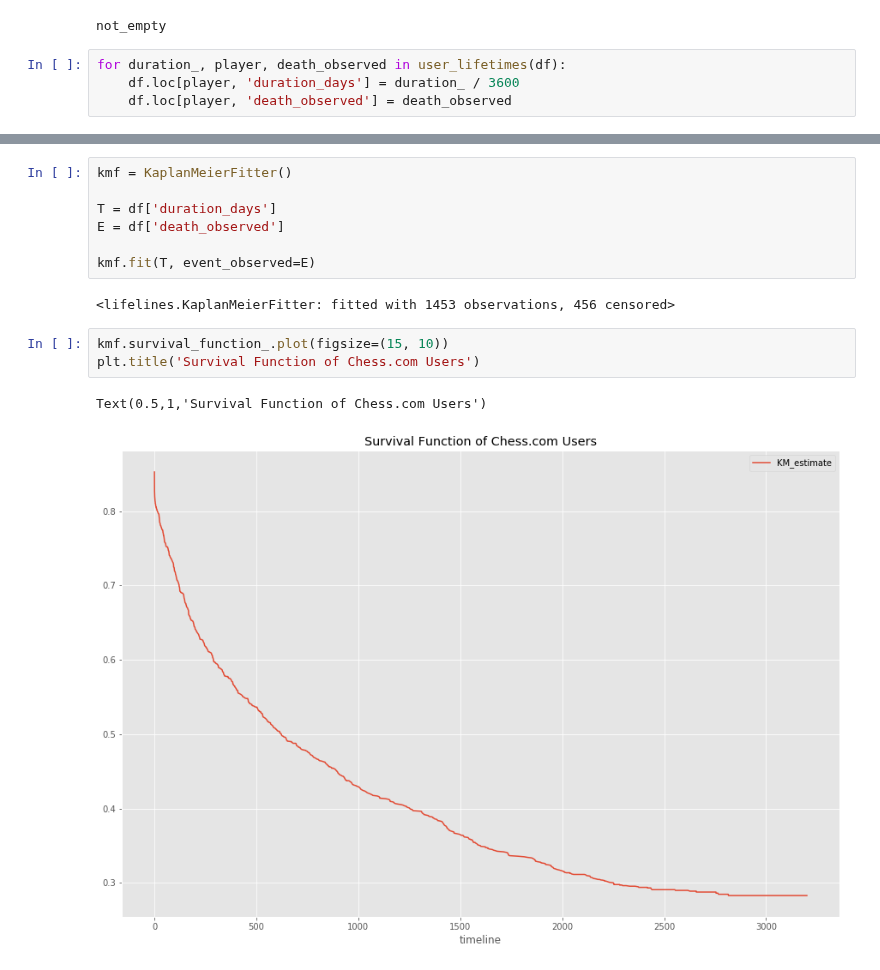
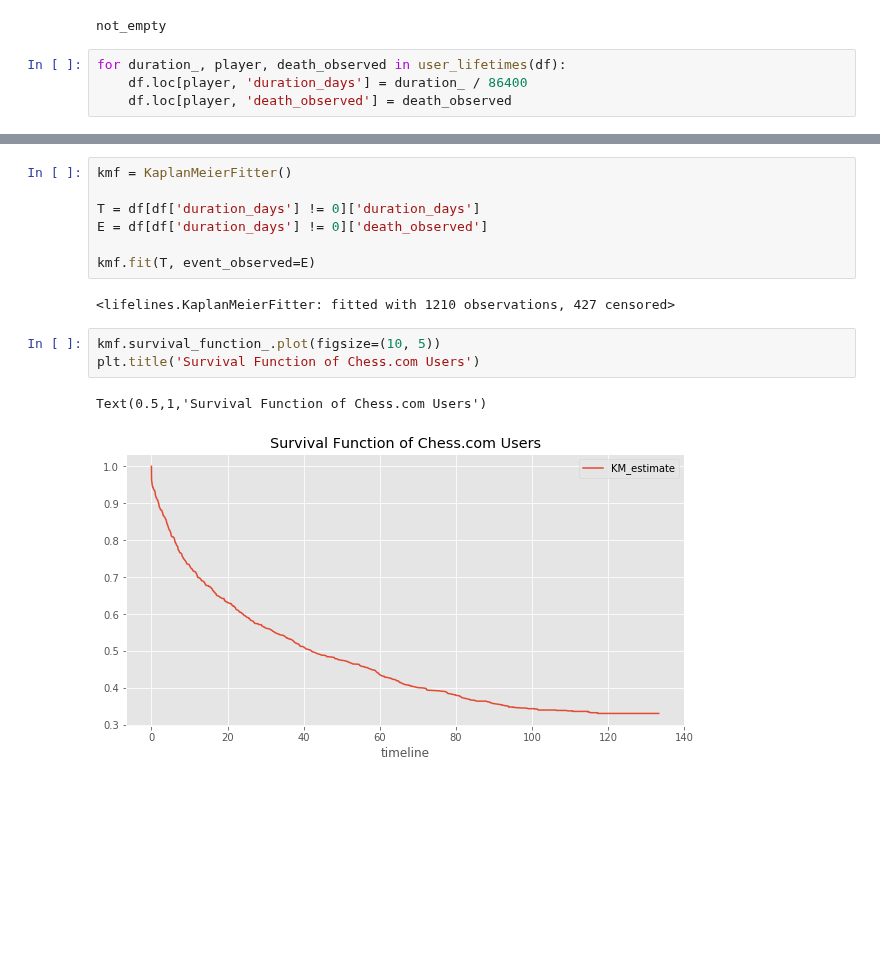
Before and after one commit to Bmcgarry194/ChessStyle, a Jupyter notebook: src/Lifelines_with_chess.ipynb, the cells around one changed output, grey strips where cells are left out. Drawn from its saved outputs; the diff is of its cells as text; blank space fills up the shorter version.

Commit message:
more lifelines work

```diff
--- a/src/Lifelines_with_chess.ipynb
+++ b/src/Lifelines_with_chess.ipynb
@@ -95,7 +95,7 @@ all_times[player]
 not_empty
 # %%
 for duration_, player, death_observed in user_lifetimes(df):
-    df.loc[player, 'duration_days'] = duration_ / 3600
+    df.loc[player, 'duration_days'] = duration_ / 86400
     df.loc[player, 'death_observed'] = death_observed
 # %%
 df[['player_id', 'duration_days', 'death_observed']]
@@ -126,16 +146,16 @@ df['duration_days'].hist(bins=100)
 # %%
 kmf = KaplanMeierFitter()
 
-T = df['duration_days']
-E = df['death_observed']
+T = df[df['duration_days'] != 0]['duration_days']
+E = df[df['duration_days'] != 0]['death_observed']
 
 kmf.fit(T, event_observed=E)
 # %% [output]
-<lifelines.KaplanMeierFitter: fitted with 1453 observations, 456 censored>
+<lifelines.KaplanMeierFitter: fitted with 1210 observations, 427 censored>
 # %%
-kmf.survival_function_.plot(figsize=(15, 10))
+kmf.survival_function_.plot(figsize=(10, 5))
 plt.title('Survival Function of Chess.com Users')
 # %% [output]
 Text(0.5,1,'Survival Function of Chess.com Users')
-[figure, old version]
+[figure, new version]
 # %%
```
Also changed, not shown: parts of 8 cells of this notebook.
